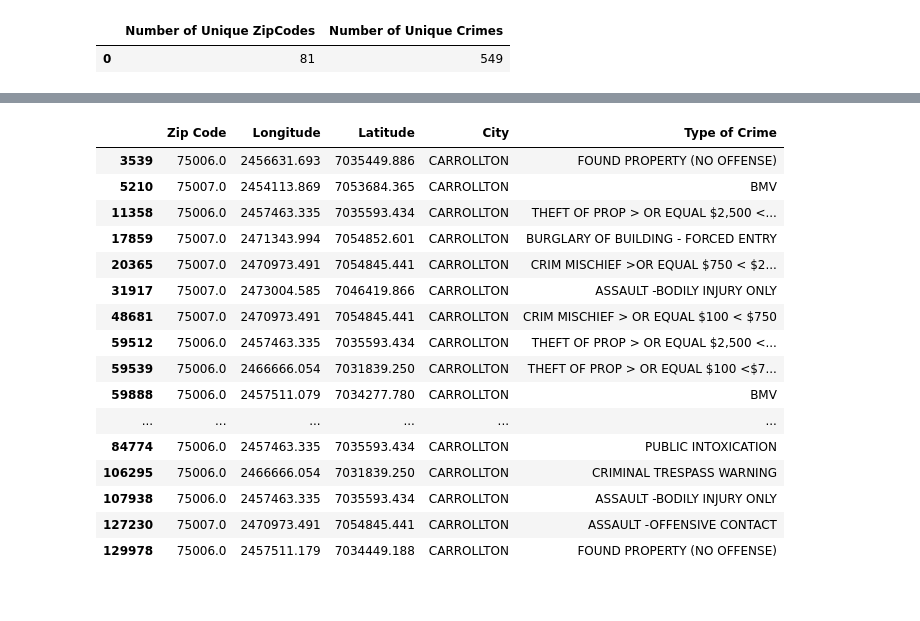
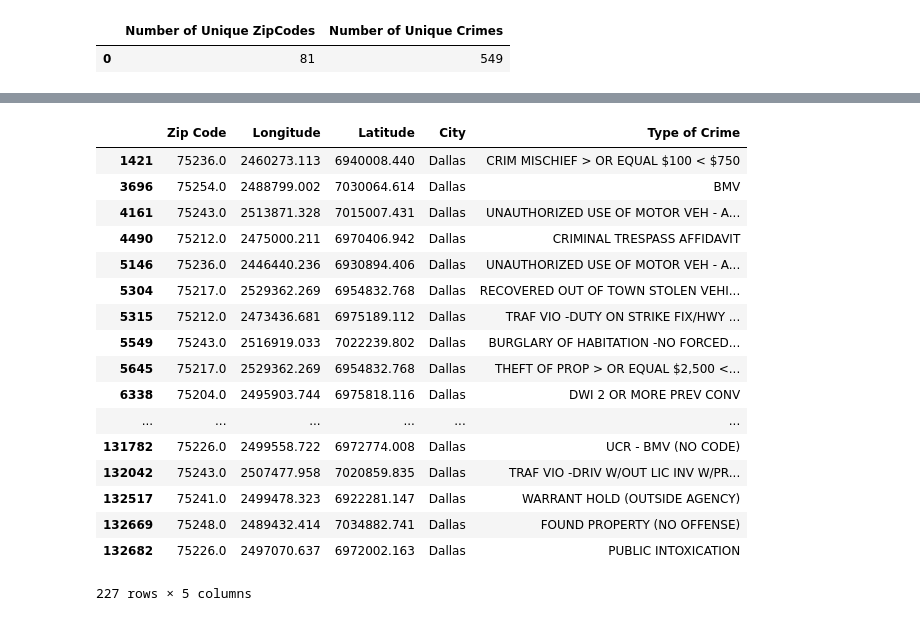
Before and after one commit to benjaminpodell/Project_1, a Jupyter notebook: police_csv_script.ipynb, the cells around one changed output, grey strips where cells are left out. Cells and saved outputs as stored; diff of their text form; code cells hidden in the pictures.

```diff
--- a/police_csv_script.ipynb
+++ b/police_csv_script.ipynb
@@ -138,26 +159,34 @@ Name: City, dtype: int64
 # %%
+dallas_crime_df = zip_crime_renamed_df.loc[no_null_crime_df["City"] == "Dallas"]
 rowlett_crime_df = zip_crime_renamed_df.loc[no_null_crime_df["City"] == "ROWLETT"]
 plano_crime_df = zip_crime_renamed_df.loc[no_null_crime_df["City"] == "PLANO"]
 carrollton_crime_df = zip_crime_renamed_df.loc[no_null_crime_df["City"] == "CARROLLTON"]
 
+
+#Create DataFrame with header City/Total Crimes in 2018/percent within the entire metroplex
+#Bar / Line / Heat?
+dallas_crime_df
 #rowlett_crime_df
 #plano_crime_df
 #carrollton_crime_df
+#len(dallas_crime)
+#len()
 # %% [output]
 |  | Zip Code | Longitude | Latitude | City | Type of Crime |
-| 3539 | 75006.0 | 2456631.693 | 7035449.886 | CARROLLTON | FOUND PROPERTY (NO OFFENSE) |
-| 5210 | 75007.0 | 2454113.869 | 7053684.365 | CARROLLTON | BMV |
-| 11358 | 75006.0 | 2457463.335 | 7035593.434 | CARROLLTON | THEFT OF PROP > OR EQUAL $2,500 <... |
-| 17859 | 75007.0 | 2471343.994 | 7054852.601 | CARROLLTON | BURGLARY OF BUILDING - FORCED ENTRY |
-| 20365 | 75007.0 | 2470973.491 | 7054845.441 | CARROLLTON | CRIM MISCHIEF >OR EQUAL $750 < $2... |
-| 31917 | 75007.0 | 2473004.585 | 7046419.866 | CARROLLTON | ASSAULT -BODILY INJURY ONLY |
-| 48681 | 75007.0 | 2470973.491 | 7054845.441 | CARROLLTON | CRIM MISCHIEF > OR EQUAL $100 < $750 |
-| 59512 | 75006.0 | 2457463.335 | 7035593.434 | CARROLLTON | THEFT OF PROP > OR EQUAL $2,500 <... |
-| 59539 | 75006.0 | 2466666.054 | 7031839.250 | CARROLLTON | THEFT OF PROP > OR EQUAL $100 <$7... |
-| 59888 | 75006.0 | 2457511.079 | 7034277.780 | CARROLLTON | BMV |
+| 1421 | 75236.0 | 2460273.113 | 6940008.440 | Dallas | CRIM MISCHIEF > OR EQUAL $100 < $750 |
+| 3696 | 75254.0 | 2488799.002 | 7030064.614 | Dallas | BMV |
+| 4161 | 75243.0 | 2513871.328 | 7015007.431 | Dallas | UNAUTHORIZED USE OF MOTOR VEH - A... |
+| 4490 | 75212.0 | 2475000.211 | 6970406.942 | Dallas | CRIMINAL TRESPASS AFFIDAVIT |
+| 5146 | 75236.0 | 2446440.236 | 6930894.406 | Dallas | UNAUTHORIZED USE OF MOTOR VEH - A... |
+| 5304 | 75217.0 | 2529362.269 | 6954832.768 | Dallas | RECOVERED OUT OF TOWN STOLEN VEHI... |
+| 5315 | 75212.0 | 2473436.681 | 6975189.112 | Dallas | TRAF VIO -DUTY ON STRIKE FIX/HWY ... |
+| 5549 | 75243.0 | 2516919.033 | 7022239.802 | Dallas | BURGLARY OF HABITATION -NO FORCED... |
+| 5645 | 75217.0 | 2529362.269 | 6954832.768 | Dallas | THEFT OF PROP > OR EQUAL $2,500 <... |
+| 6338 | 75204.0 | 2495903.744 | 6975818.116 | Dallas | DWI 2 OR MORE PREV CONV |
 | ... | ... | ... | ... | ... | ... |
-| 84774 | 75006.0 | 2457463.335 | 7035593.434 | CARROLLTON | PUBLIC INTOXICATION |
-| 106295 | 75006.0 | 2466666.054 | 7031839.250 | CARROLLTON | CRIMINAL TRESPASS WARNING |
-| 107938 | 75006.0 | 2457463.335 | 7035593.434 | CARROLLTON | ASSAULT -BODILY INJURY ONLY |
-| 127230 | 75007.0 | 2470973.491 | 7054845.441 | CARROLLTON | ASSAULT -OFFENSIVE CONTACT |
-| 129978 | 75006.0 | 2457511.179 | 7034449.188 | CARROLLTON | FOUND PROPERTY (NO OFFENSE) |
+| 131782 | 75226.0 | 2499558.722 | 6972774.008 | Dallas | UCR - BMV (NO CODE) |
+| 132042 | 75243.0 | 2507477.958 | 7020859.835 | Dallas | TRAF VIO -DRIV W/OUT LIC INV W/PR... |
+| 132517 | 75241.0 | 2499478.323 | 6922281.147 | Dallas | WARRANT HOLD (OUTSIDE AGENCY) |
+| 132669 | 75248.0 | 2489432.414 | 7034882.741 | Dallas | FOUND PROPERTY (NO OFFENSE) |
+| 132682 | 75226.0 | 2497070.637 | 6972002.163 | Dallas | PUBLIC INTOXICATION |
+227 rows × 5 columns
```
Also changed, not shown: parts of 1 cell of this notebook.
